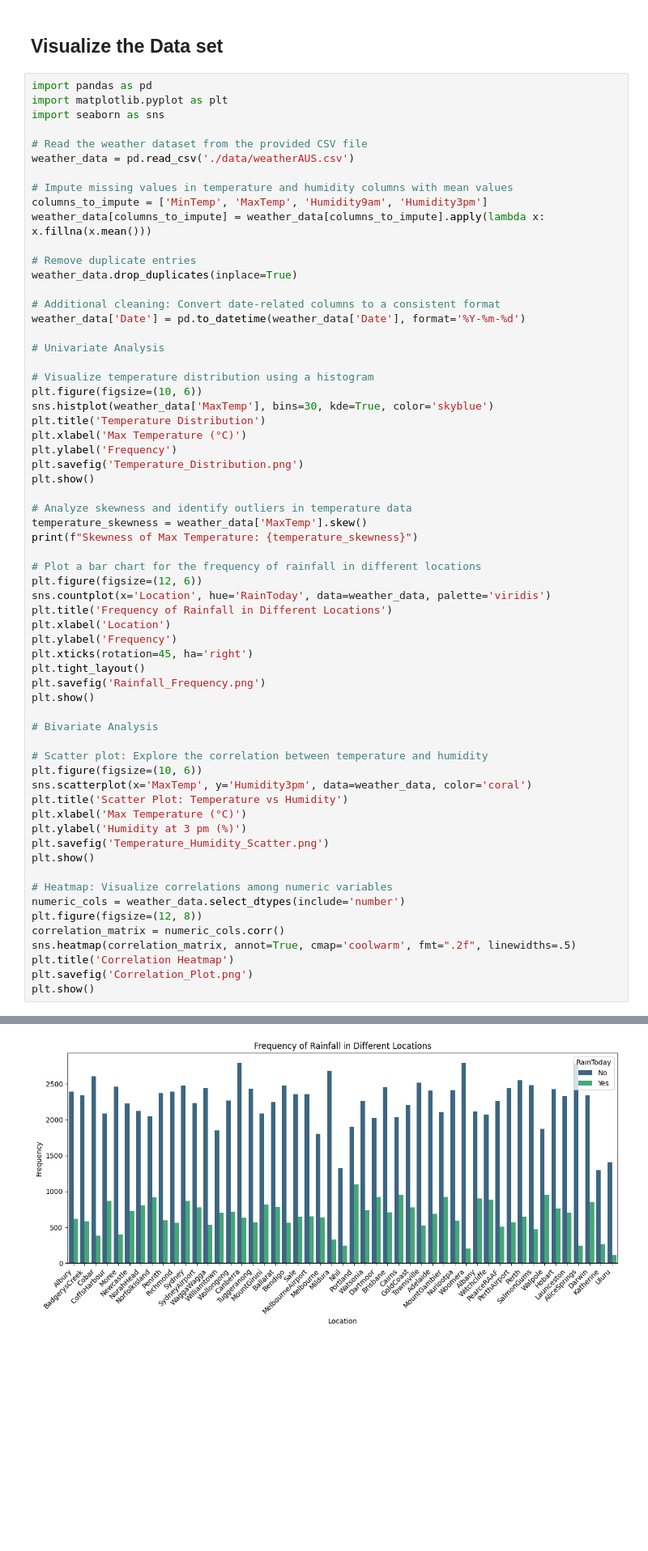
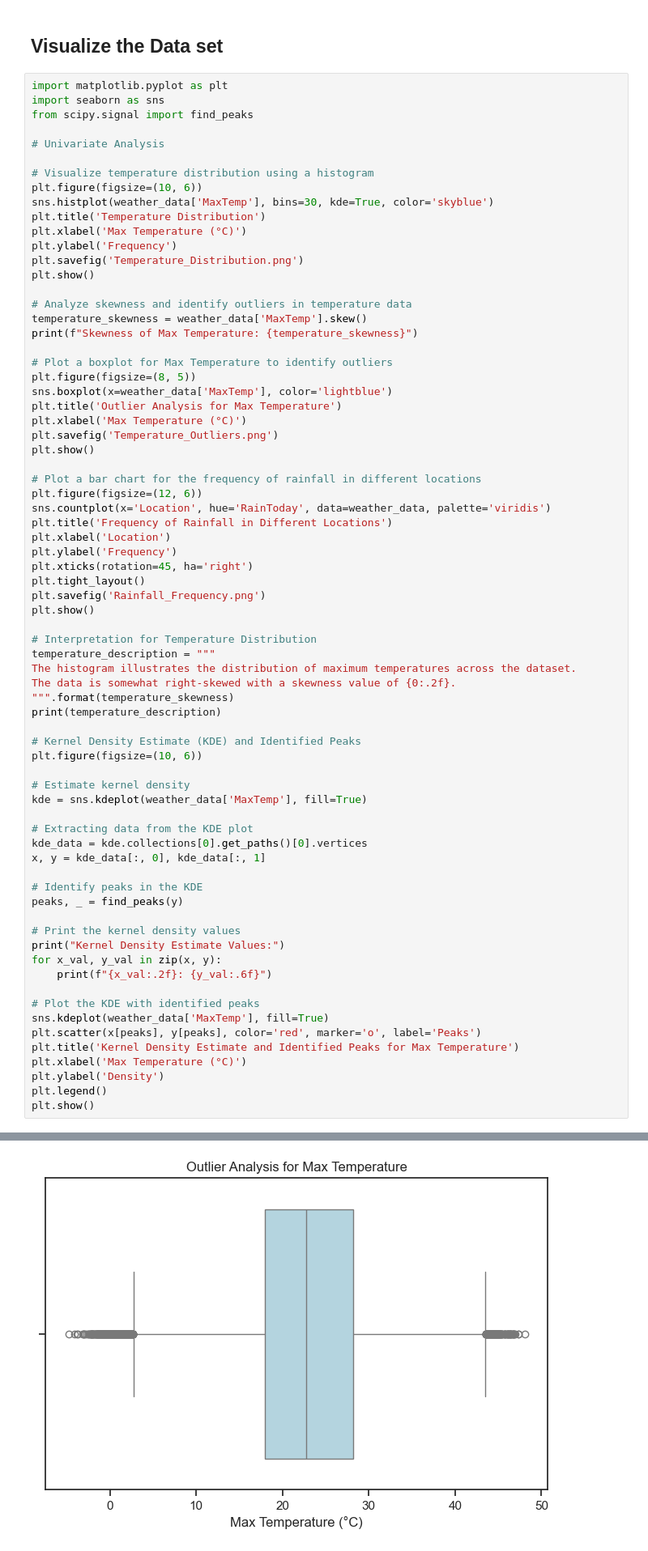
Before and after one commit to Dev00kushal/Student-Performance-Data, a Jupyter notebook: WeatherData.ipynb, the cells around one changed output, grey strips where cells are left out. Shown at 81% size. Cells and saved outputs as stored; diff of their text form; blank space fills up the shorter version.

```diff
--- a/WeatherData.ipynb
+++ b/WeatherData.ipynb
@@ -136,22 +122,9 @@ Unique Wind Directions:
 # %% [markdown]
 ## Visualize the Data set
 # %%
-import pandas as pd
 import matplotlib.pyplot as plt
 import seaborn as sns
-
-# Read the weather dataset from the provided CSV file
-weather_data = pd.read_csv('./data/weatherAUS.csv')
-
-# Impute missing values in temperature and humidity columns with mean values
-columns_to_impute = ['MinTemp', 'MaxTemp', 'Humidity9am', 'Humidity3pm']
-weather_data[columns_to_impute] = weather_data[columns_to_impute].apply(lambda x: x.fillna(x.mean()))
-
-# Remove duplicate entries
-weather_data.drop_duplicates(inplace=True)
-
-# Additional cleaning: Convert date-related columns to a consistent format
-weather_data['Date'] = pd.to_datetime(weather_data['Date'], format='%Y-%m-%d')
+from scipy.signal import find_peaks
 
 # Univariate Analysis
 
@@ -168,6 +141,14 @@ plt.show()
 temperature_skewness = weather_data['MaxTemp'].skew()
 print(f"Skewness of Max Temperature: {temperature_skewness}")
 
+# Plot a boxplot for Max Temperature to identify outliers
+plt.figure(figsize=(8, 5))
+sns.boxplot(x=weather_data['MaxTemp'], color='lightblue')
+plt.title('Outlier Analysis for Max Temperature')
+plt.xlabel('Max Temperature (°C)')
+plt.savefig('Temperature_Outliers.png')
+plt.show()
+
 # Plot a bar chart for the frequency of rainfall in different locations
 plt.figure(figsize=(12, 6))
 sns.countplot(x='Location', hue='RainToday', data=weather_data, palette='viridis')
@@ -179,23 +160,37 @@ plt.tight_layout()
 plt.savefig('Rainfall_Frequency.png')
 plt.show()
 
-# Bivariate Analysis
+# Interpretation for Temperature Distribution
+temperature_description = """
+The histogram illustrates the distribution of maximum temperatures across the dataset.
+The data is somewhat right-skewed with a skewness value of {0:.2f}.
+""".format(temperature_skewness)
+print(temperature_description)
 
-# Scatter plot: Explore the correlation between temperature and humidity
+# Kernel Density Estimate (KDE) and Identified Peaks
 plt.figure(figsize=(10, 6))
-sns.scatterplot(x='MaxTemp', y='Humidity3pm', data=weather_data, color='coral')
-plt.title('Scatter Plot: Temperature vs Humidity')
+
+# Estimate kernel density
+kde = sns.kdeplot(weather_data['MaxTemp'], fill=True)
+
+# Extracting data from the KDE plot
+kde_data = kde.collections[0].get_paths()[0].vertices
+x, y = kde_data[:, 0], kde_data[:, 1]
+
+# Identify peaks in the KDE
+peaks, _ = find_peaks(y)
+
+# Print the kernel density values
+print("Kernel Density Estimate Values:")
+for x_val, y_val in zip(x, y):
+    print(f"{x_val:.2f}: {y_val:.6f}")
+
+# Plot the KDE with identified peaks
+sns.kdeplot(weather_data['MaxTemp'], fill=True)
+plt.scatter(x[peaks], y[peaks], color='red', marker='o', label='Peaks')
+plt.title('Kernel Density Estimate and Identified Peaks for Max Temperature')
 plt.xlabel('Max Temperature (°C)')
-plt.ylabel('Humidity at 3 pm (%)')
-plt.savefig('Temperature_Humidity_Scatter.png')
+plt.ylabel('Density')
+plt.legend()
 plt.show()
-
-# Heatmap: Visualize correlations among numeric variables
-numeric_cols = weather_data.select_dtypes(include='number')
-plt.figure(figsize=(12, 8))
-correlation_matrix = numeric_cols.corr()
-sns.heatmap(correlation_matrix, annot=True, cmap='coolwarm', fmt=".2f", linewidths=.5)
-plt.title('Correlation Heatmap')
-plt.savefig('Correlation_Plot.png')
-plt.show()
 # %% [output]
@@ -203,2 +198,2 @@ plt.show()
 Skewness of Max Temperature: 0.22180283083269578
-[figure, old version]
+[figure, new version]
```
Also changed, not shown: parts of 4 cells of this notebook, 7 other files.
